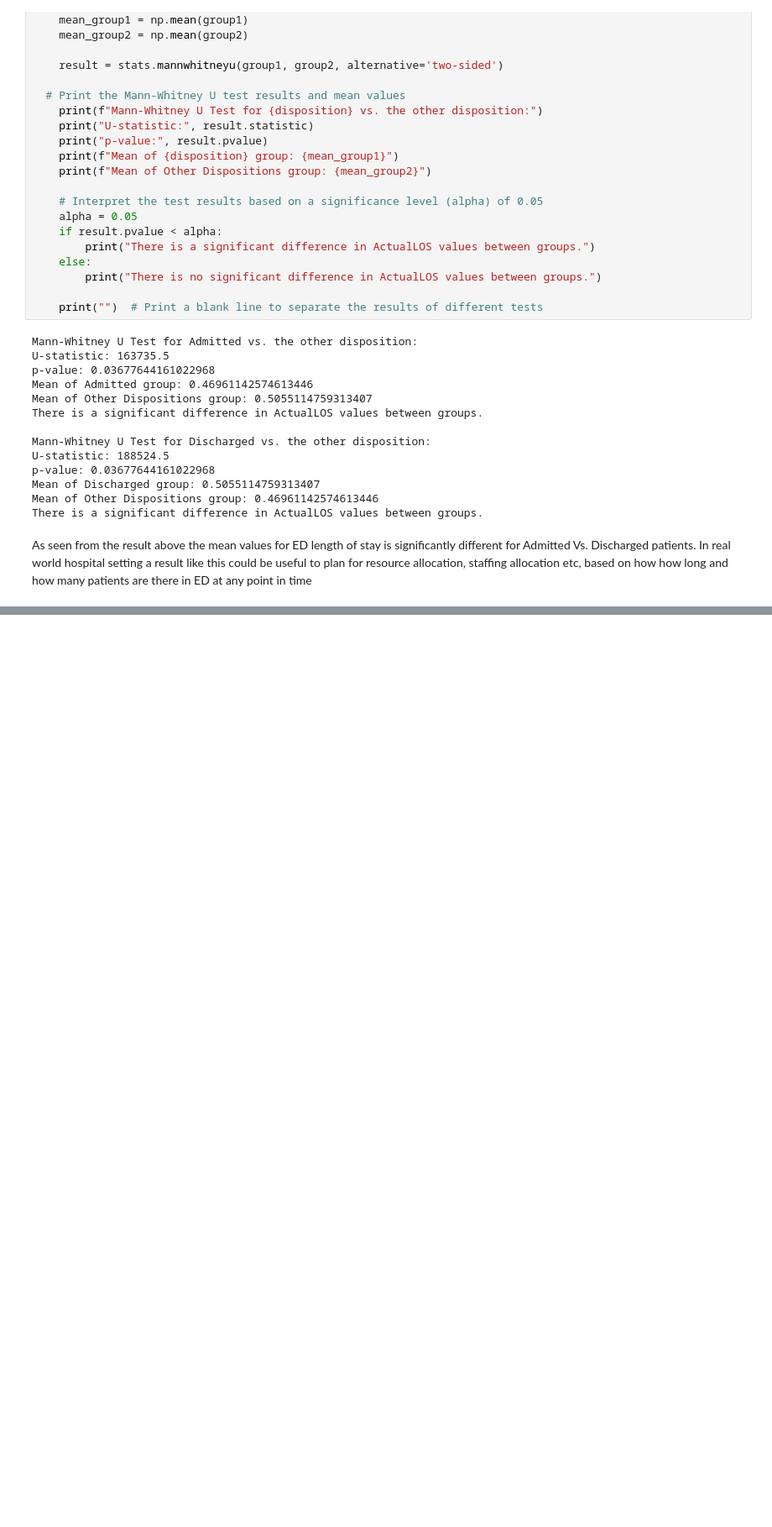
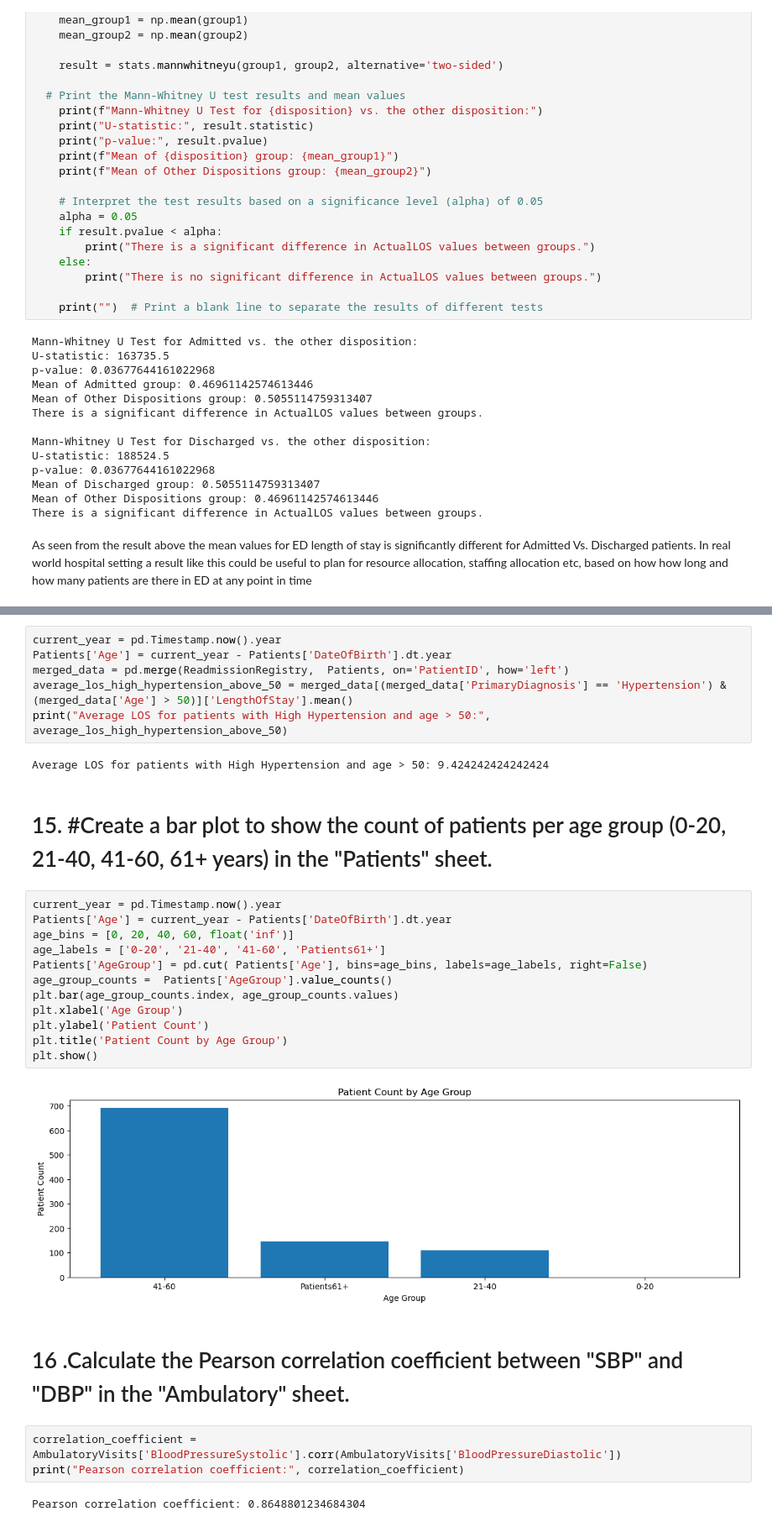
Before and after one commit to akilarvn/Python-Hackathon, a Jupyter notebook: DataEagles_ExtraQuestions.ipynb, the cells around one changed output, grey strips where cells are left out. Shown at 84% size. Cells and saved outputs as stored; diff of their text form; blank space fills up the shorter version.

```diff
--- a/DataEagles_ExtraQuestions.ipynb
+++ b/DataEagles_ExtraQuestions.ipynb
@@ -676,0 +819,31 @@ how long and how many patients are there in ED at any point in time
+# %%
+current_year = pd.Timestamp.now().year
+Patients['Age'] = current_year - Patients['DateOfBirth'].dt.year
+merged_data = pd.merge(ReadmissionRegistry,  Patients, on='PatientID', how='left')
+average_los_high_hypertension_above_50 = merged_data[(merged_data['PrimaryDiagnosis'] == 'Hypertension') & (merged_data['Age'] > 50)]['LengthOfStay'].mean()
+print("Average LOS for patients with High Hypertension and age > 50:", average_los_high_hypertension_above_50)
+# %% [output]
+Average LOS for patients with High Hypertension and age > 50: 9.424242424242424
+# %% [markdown]
+# 15. #Create a bar plot to show the count of patients per age group (0-20, 21-40, 41-60, 61+ years) in the "Patients" sheet.
+# %%
+current_year = pd.Timestamp.now().year
+Patients['Age'] = current_year - Patients['DateOfBirth'].dt.year
+age_bins = [0, 20, 40, 60, float('inf')]
+age_labels = ['0-20', '21-40', '41-60', 'Patients61+']
+Patients['AgeGroup'] = pd.cut( Patients['Age'], bins=age_bins, labels=age_labels, right=False)
+age_group_counts =  Patients['AgeGroup'].value_counts()
+plt.bar(age_group_counts.index, age_group_counts.values)
+plt.xlabel('Age Group')
+plt.ylabel('Patient Count')
+plt.title('Patient Count by Age Group')
+plt.show()
+# %% [output]
+[figure, added]
+# %% [markdown]
+# 16 .Calculate the Pearson correlation coefficient between "SBP" and "DBP" in the "Ambulatory" sheet.
+# %%
+correlation_coefficient = AmbulatoryVisits['BloodPressureSystolic'].corr(AmbulatoryVisits['BloodPressureDiastolic'])
+print("Pearson correlation coefficient:", correlation_coefficient)
+# %% [output]
+Pearson correlation coefficient: 0.8648801234684304
```
Also changed, not shown: parts of 33 cells of this notebook.
